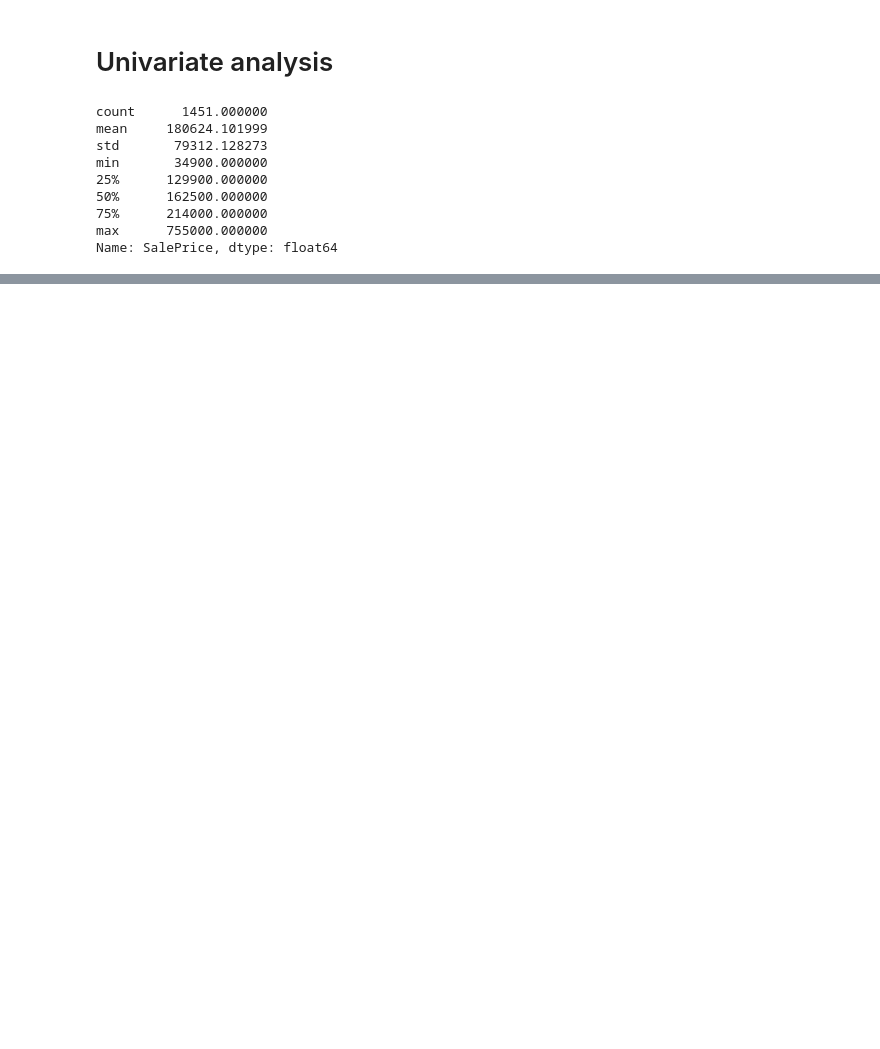
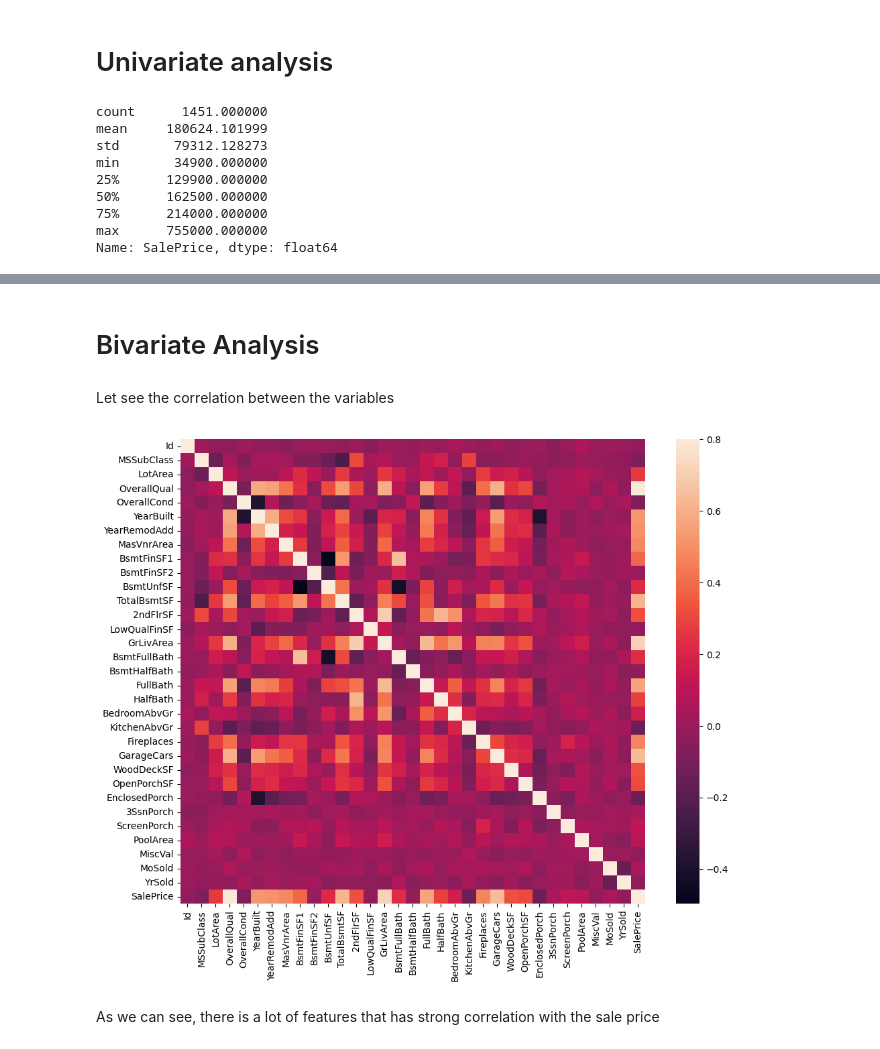
Before and after one commit to johanrendon/Houses-Price, a Jupyter notebook: notebooks/0.03-jrc-EDA-1.ipynb, the cells around one changed output, grey strips where cells are left out. Drawn from its saved outputs; the diff is of its cells as text; code cells hidden in the pictures; blank space fills up the shorter version.

```diff
--- a/notebooks/0.03-jrc-EDA-1.ipynb
+++ b/notebooks/0.03-jrc-EDA-1.ipynb
@@ -39,0 +62,12 @@ plt.savefig('jeje')
+# %% [markdown]
+# Bivariate Analysis
+# %% [markdown]
+Let see the correlation between the variables
+# %%
+corrmat = train_df.corr(numeric_only=True)
+f, ax = plt.subplots(figsize=(12, 9))
+sns.heatmap(corrmat, vmax=.8, square=True);
+# %% [output]
+[figure, added]
+# %% [markdown]
+As we can see, there is a lot of features that has strong correlation with the sale price
```
Also changed, not shown: parts of 41 cells of this notebook, 11 other files.
